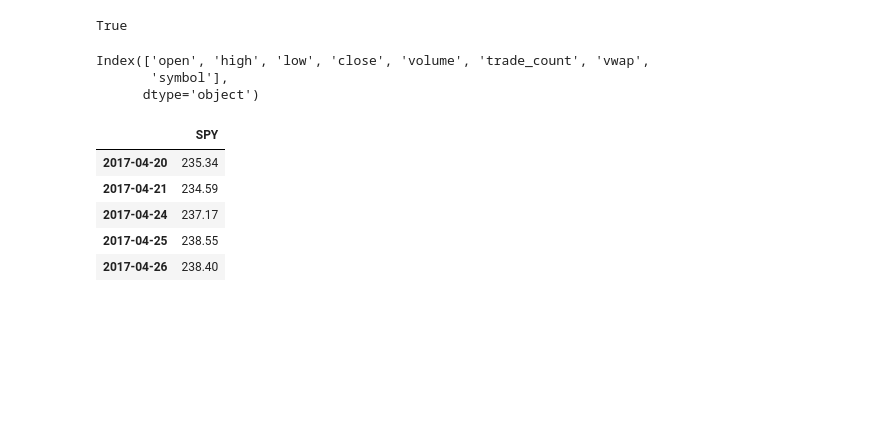
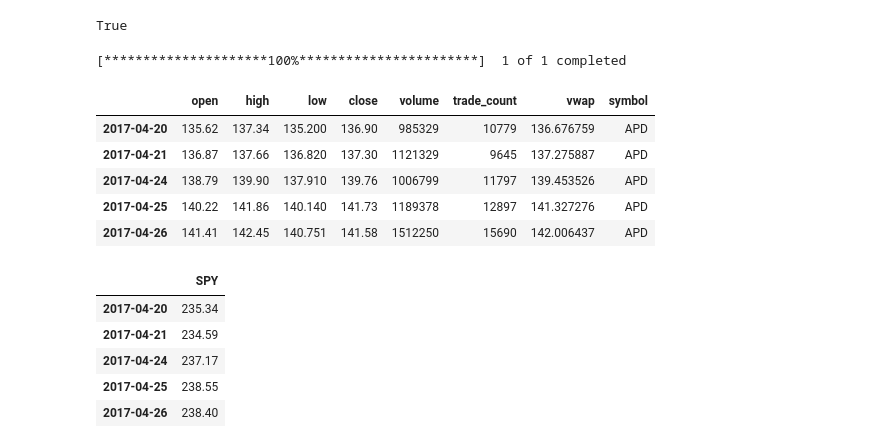
Before and after one commit to Nithy29/Responsible_Investor, a Jupyter notebook: Notebook Files/Analysis.ipynb, the cells around one changed output. Saved outputs shown, nothing was run; the diff lists cells and outputs as text; code cells hidden in the pictures; blank space fills up the shorter version.

```diff
--- a/Notebook Files/Analysis.ipynb
+++ b/Notebook Files/Analysis.ipynb
@@ -275,11 +285,11 @@ condition_data()                                          #Condition data and da
 # %%
 ##Create dataframes to be used by this tools
 #cumulative returns for stock portfolio
-portfolio_cumulative = cumulative_returns(all_portfolio)      #Calculate cumulative returns for stock portfolio
+portfolio_cumulative = cumulative_returns(MC_data)            #Calculate cumulative returns for stock portfolio
 portfolio_cumulative.dropna(inplace=True)
 
 #Create the E.W cumulative df
-weights = equal_weights(all_portfolio)                        #Calculate the equal weighted value for each ticker
+weights = equal_weights(MC_data)                              #Calculate the equal weighted value for each ticker
 portfolio_price_action = portfolio_cumulative.dot(weights)    #Get the cumulative product by weights for each tickers
 
 #Create the comparison df
@@ -287,13 +297,20 @@ spy_cumulative = cumulative_returns(spy)                      #Get cumulative re
 spy_cumulative.dropna(inplace=True)                           #Drop any Nas in the row
 comparison = pd.concat([portfolio_price_action,spy_cumulative],axis = 1 ,join = 'inner').dropna()    #Concat both df
 comparison = comparison.rename(columns = {0:'E.W Portfolio'}) #Give a column name
+
+#Get the risk rate
+r_rate = riskf_r()
+# %% [output]
+[*********************100%***********************]  1 of 1 completed
 # %%
 portfolio.head()                #Show the retrieved portfolio value df
-portfolio.columns
 # %% [output]
-Index(['open', 'high', 'low', 'close', 'volume', 'trade_count', 'vwap',
-       'symbol'],
-      dtype='object')
+|  | open | high | low | close | volume | trade_count | vwap | symbol |
+| 2017-04-20 | 135.62 | 137.34 | 135.200 | 136.90 | 985329 | 10779 | 136.676759 | APD |
+| 2017-04-21 | 136.87 | 137.66 | 136.820 | 137.30 | 1121329 | 9645 | 137.275887 | APD |
+| 2017-04-24 | 138.79 | 139.90 | 137.910 | 139.76 | 1006799 | 11797 | 139.453526 | APD |
+| 2017-04-25 | 140.22 | 141.86 | 140.140 | 141.73 | 1189378 | 12897 | 141.327276 | APD |
+| 2017-04-26 | 141.41 | 142.45 | 140.751 | 141.58 | 1512250 | 15690 | 142.006437 | APD |
 # %%
 spy.head()                     #Show benchmark portfolio df
 # %% [output]
```
Also changed, not shown: parts of 16 cells of this notebook, 3 other files.
